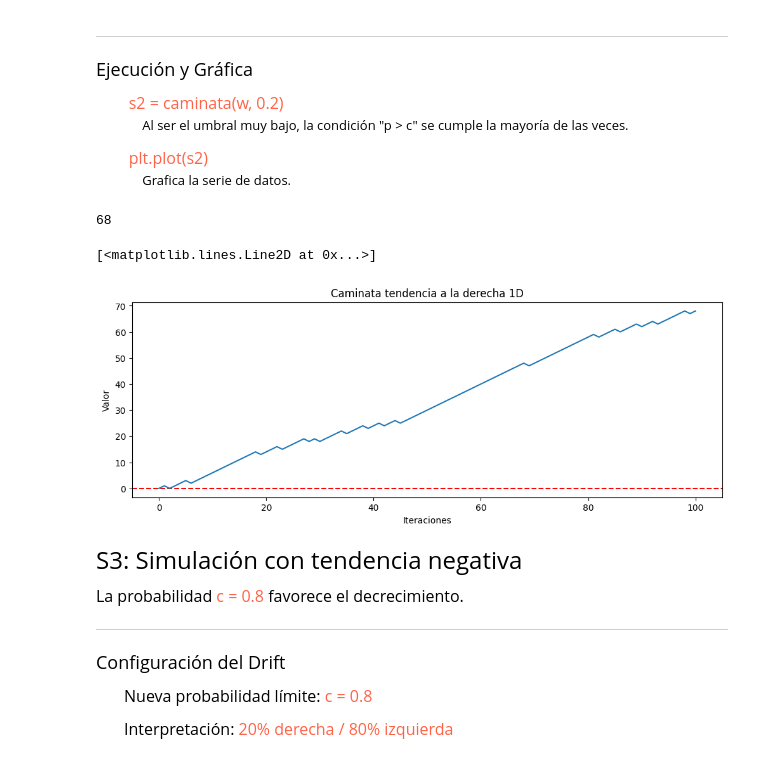
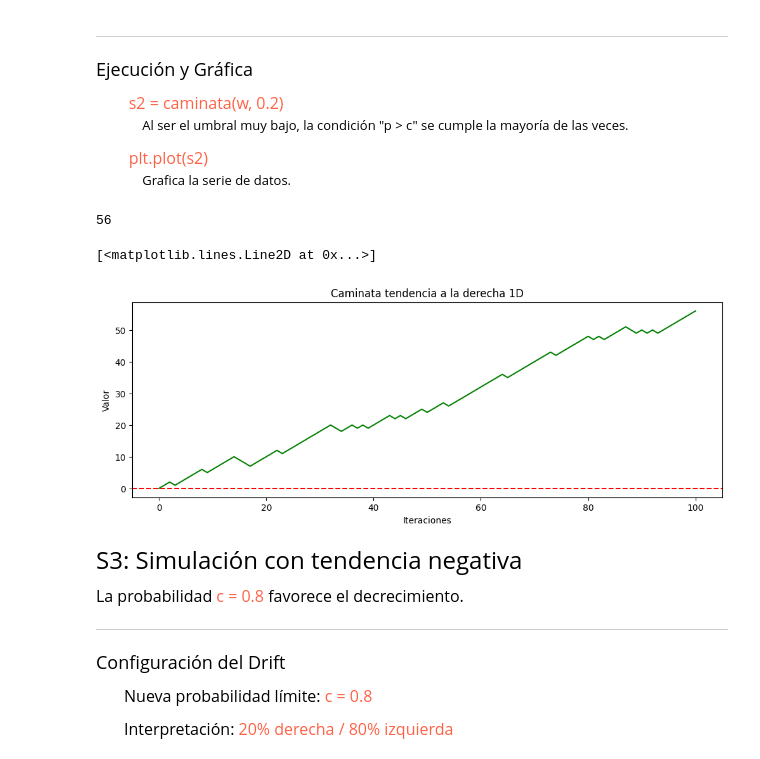
Before and after one commit to Lu1sV1rus/Estocasticos, a Jupyter notebook: Caminata_aleatoria_1D.ipynb, the cells around one changed output. Drawn from its saved outputs; the diff is of its cells as text; code cells hidden in the pictures.

```diff
--- a/Caminata_aleatoria_1D.ipynb
+++ b/Caminata_aleatoria_1D.ipynb
@@ -283,18 +283,18 @@ La probabilidad <font color="tomato"> c = 0.2</font> favorece el crecimiento.
 # %%
 # Funcion con tendencia a la derecha (crece)
 # Funcion s2
 s2=caminata(w,0.2)
 # Grafica
 plt.figure(figsize=(12,4))
 plt.axhline(y=0, linestyle="--", color='red')
 plt.title('Caminata tendencia a la derecha 1D')
 plt.xlabel('Iteraciones')
 plt.ylabel('Valor')
-plt.plot(s2)
+plt.plot(s2, color='green')
 # %% [output]
-68
+56
 [<matplotlib.lines.Line2D at 0x...>]
-[figure, old version]
+[figure, new version]
 # %% [markdown]
 <p><font size="5">S3: Simulación con tendencia negativa</font></p>
 
```
Also changed, not shown: parts of 5 cells of this notebook.
